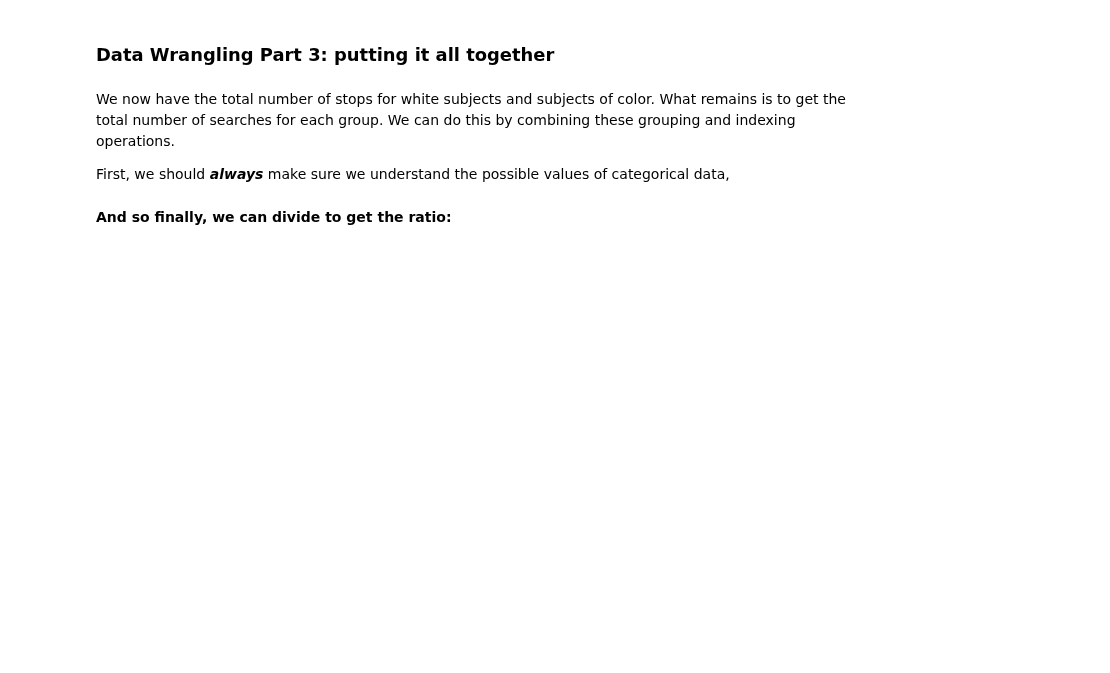
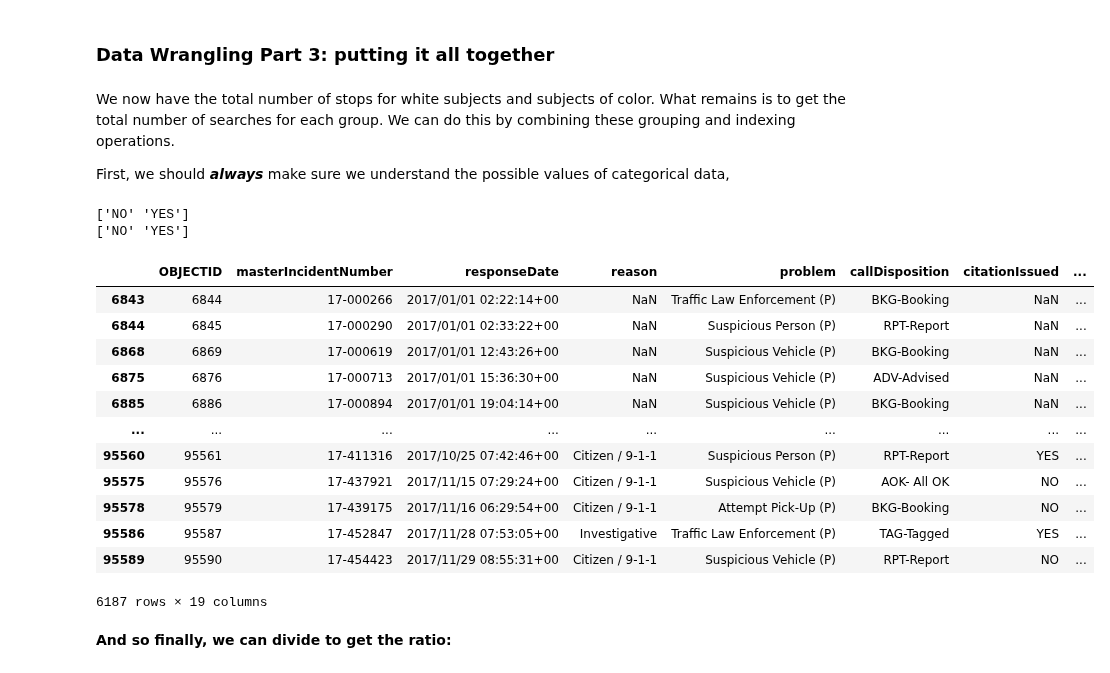
Before and after one commit to ReidelVichot/DSTEP23, a Jupyter notebook: week_4/dstep23_minneapolis_police_stops_rvichot.ipynb, the cells around one changed output. Drawn from its saved outputs; the diff is of its cells as text; code cells hidden in the pictures; blank space fills up the shorter version.

```diff
--- a/week_4/dstep23_minneapolis_police_stops_rvichot.ipynb
+++ b/week_4/dstep23_minneapolis_police_stops_rvichot.ipynb
@@ -384,11 +403,32 @@ We now have the total number of stops for white subjects and subjects of color.
 First, we should ***always*** make sure we understand the possible values of categorical data,
 # %%
 # -- check unique values
+print(sub17["vehicleSearch"].unique())
+print(sub17["personSearch"].unique())
+# %% [output]
+['NO' 'YES']
+['NO' 'YES']
 # %%
 # -- create a new data frame with only YES for personSearched or vehicleSearched
-psrch =
-vsrch =
-searched17 =
+psrch = sub17["personSearch"] == "YES"
+vsrch = sub17["vehicleSearch"] == "YES"
+searched17 = sub17[psrch | vsrch]
+# %%
+searched17
+# %% [output]
+|  | OBJECTID | masterIncidentNumber | responseDate | reason | problem | callDisposition | citationIssued | ... |
+| 6843 | 6844 | 17-000266 | 2017/01/01 02:22:14+00 | NaN | Traffic Law Enforcement (P) | BKG-Booking | NaN | ... |
+| 6844 | 6845 | 17-000290 | 2017/01/01 02:33:22+00 | NaN | Suspicious Person (P) | RPT-Report | NaN | ... |
+| 6868 | 6869 | 17-000619 | 2017/01/01 12:43:26+00 | NaN | Suspicious Vehicle (P) | BKG-Booking | NaN | ... |
+| 6875 | 6876 | 17-000713 | 2017/01/01 15:36:30+00 | NaN | Suspicious Vehicle (P) | ADV-Advised | NaN | ... |
+| 6885 | 6886 | 17-000894 | 2017/01/01 19:04:14+00 | NaN | Suspicious Vehicle (P) | BKG-Booking | NaN | ... |
+| ... | ... | ... | ... | ... | ... | ... | ... | ... |
+| 95560 | 95561 | 17-411316 | 2017/10/25 07:42:46+00 | Citizen / 9-1-1 | Suspicious Person (P) | RPT-Report | YES | ... |
+| 95575 | 95576 | 17-437921 | 2017/11/15 07:29:24+00 | Citizen / 9-1-1 | Suspicious Vehicle (P) | AOK- All OK | NO | ... |
+| 95578 | 95579 | 17-439175 | 2017/11/16 06:29:54+00 | Citizen / 9-1-1 | Attempt Pick-Up (P) | BKG-Booking | NO | ... |
+| 95586 | 95587 | 17-452847 | 2017/11/28 07:53:05+00 | Investigative | Traffic Law Enforcement (P) | TAG-Tagged | YES | ... |
+| 95589 | 95590 | 17-454423 | 2017/11/29 08:55:31+00 | Citizen / 9-1-1 | Suspicious Vehicle (P) | RPT-Report | NO | ... |
+6187 rows × 19 columns
 # %%
 # -- we can group and count exactly as we did with the full DataFrame to count
 #    the total number of searched persons by race.
```
Also changed, not shown: parts of 7 cells of this notebook.
